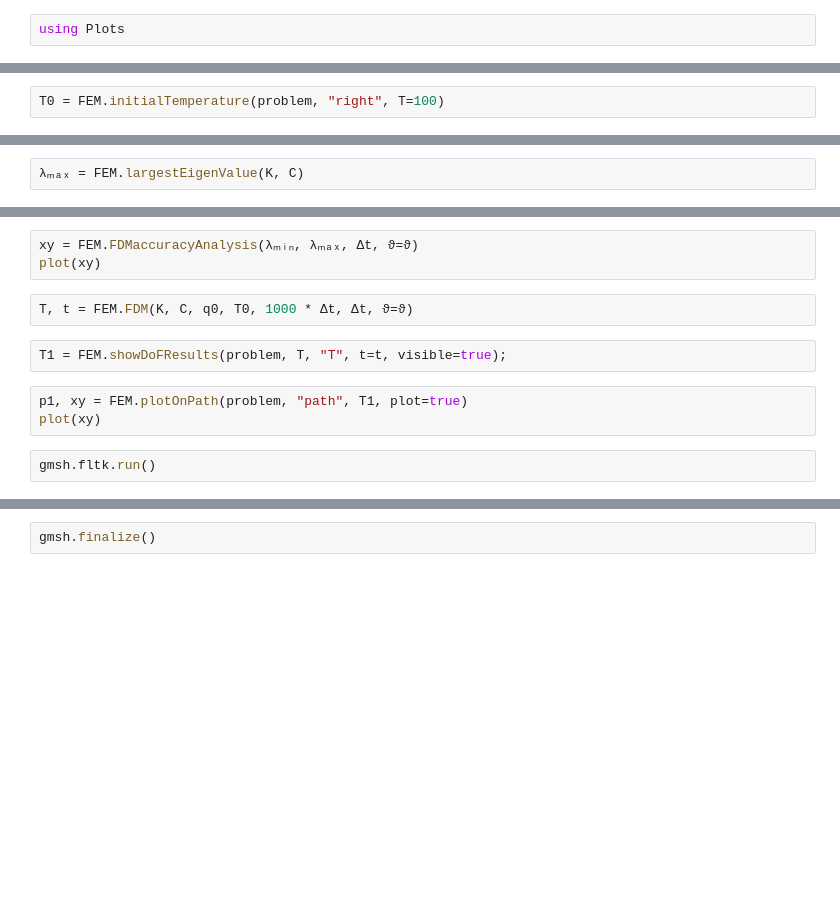
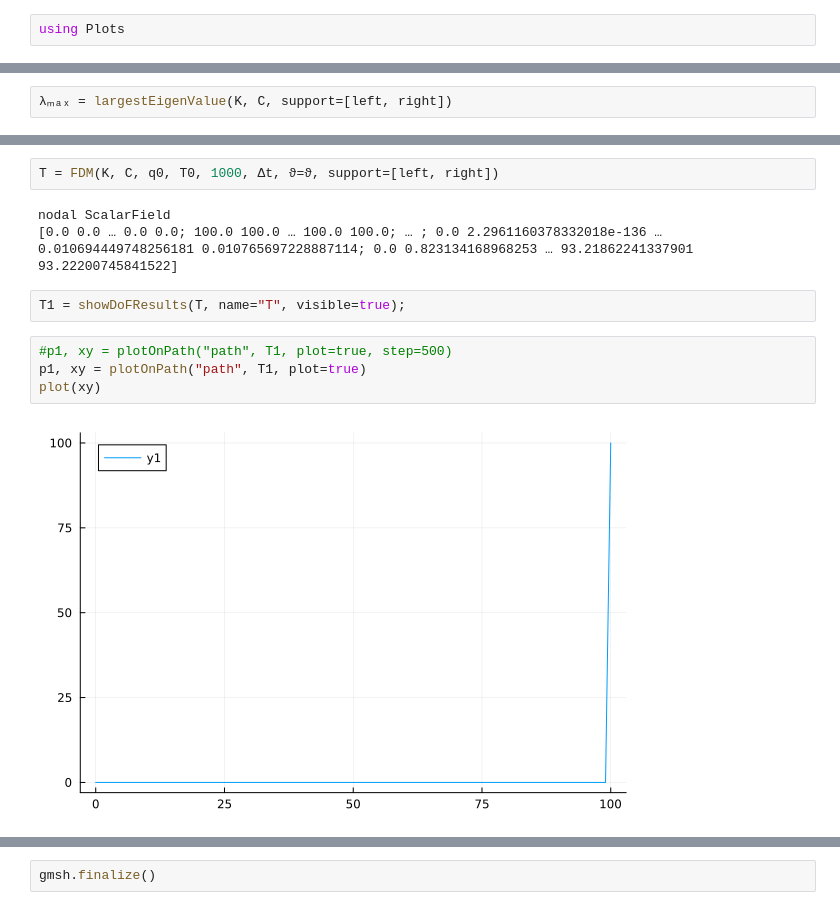
Before and after one commit to perebalazs/LowLevelFEM.jl, a Jupyter notebook: examples/HeatConduction/transient.ipynb, the cells around one changed output, grey strips where cells are left out. Cells and saved outputs as stored; diff of their text form; blank space fills up the shorter version.

```diff
--- a/examples/HeatConduction/transient.ipynb
+++ b/examples/HeatConduction/transient.ipynb
@@ -27,2 +54,0 @@ FEM.applyBoundaryConditions!(problem, K, C, q0, [left, right])
-# %%
-T0 = FEM.initialTemperature(problem, "right", T=100)
@@ -31,2 +55,2 @@ T0 = FEM.initialTemperature(problem, "right", T=100)
 # %%
-λₘₐₓ = FEM.largestEigenValue(K, C)
+λₘₐₓ = largestEigenValue(K, C, support=[left, right])
@@ -37,12 +65,13 @@ T0 = FEM.initialTemperature(problem, "right", T=100)
-# %%
-xy = FEM.FDMaccuracyAnalysis(λₘᵢₙ, λₘₐₓ, Δt, ϑ=ϑ)
-plot(xy)
 # %%
-T, t = FEM.FDM(K, C, q0, T0, 1000 * Δt, Δt, ϑ=ϑ)
+T = FDM(K, C, q0, T0, 1000, Δt, ϑ=ϑ, support=[left, right])
+# %% [output]
+nodal ScalarField
+[0.0 0.0 … 0.0 0.0; 100.0 100.0 … 100.0 100.0; … ; 0.0 2.2961160378332018e-136 … 0.010694449748256181 0.010765697228887114; 0.0 0.823134168968253 … 93.21862241337901 93.22200745841522]
 # %%
-T1 = FEM.showDoFResults(problem, T, "T", t=t, visible=true);
+T1 = showDoFResults(T, name="T", visible=true);
 # %%
-p1, xy = FEM.plotOnPath(problem, "path", T1, plot=true)
+#p1, xy = plotOnPath("path", T1, plot=true, step=500)
+p1, xy = plotOnPath("path", T1, plot=true)
 plot(xy)
+# %% [output]
+[figure, added]
-# %%
-gmsh.fltk.run()
```
Also changed, not shown: parts of 14 cells of this notebook, 7 other files.
